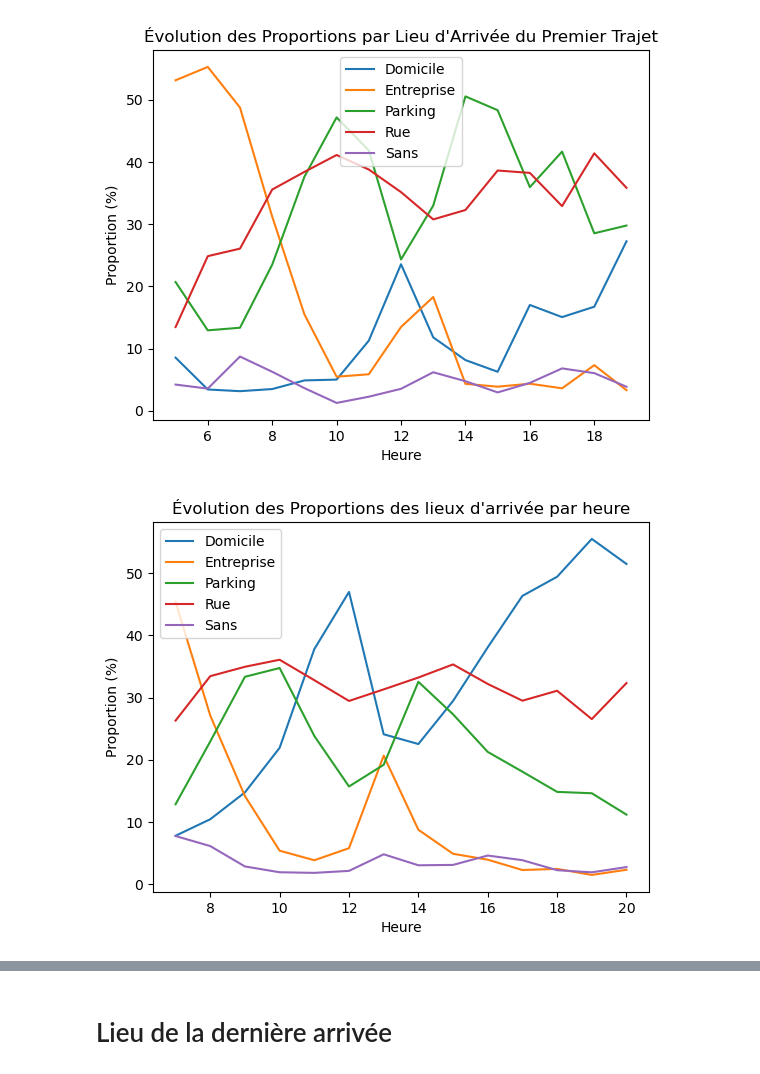
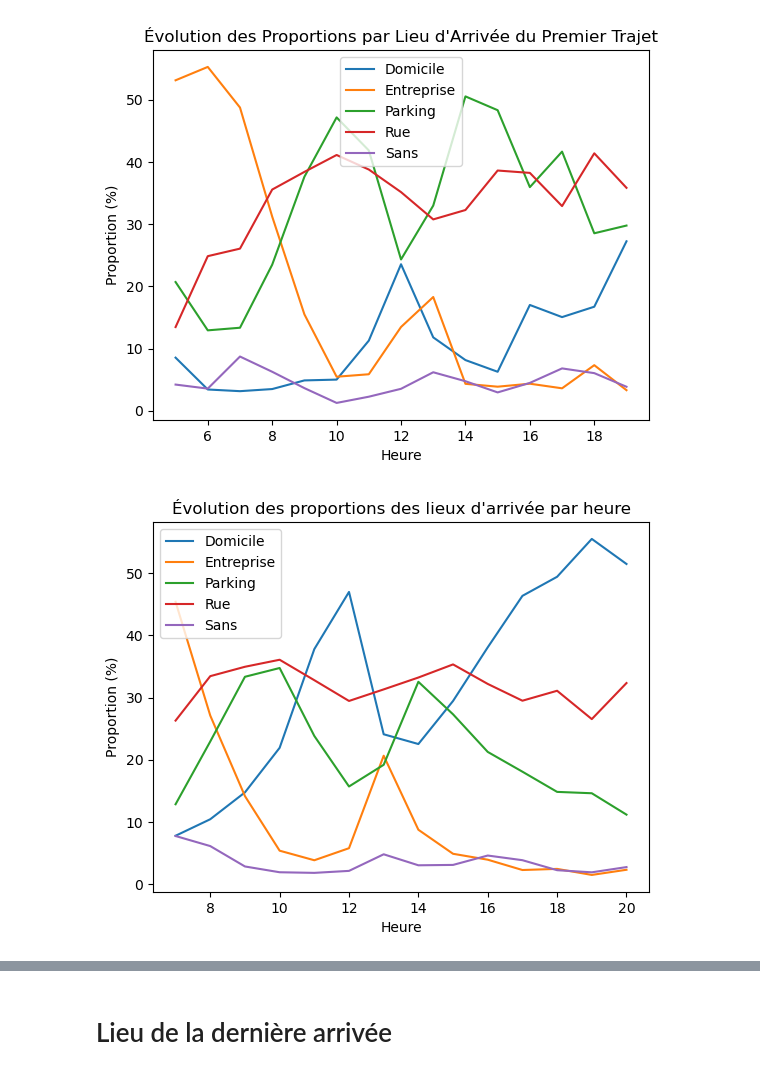
Before and after one commit to kilianguillon/Projet_statapp, a Jupyter notebook: script_main.ipynb, the cells around one changed output, grey strips where cells are left out. Drawn from its saved outputs; the diff is of its cells as text; code cells hidden in the pictures.

```diff
--- a/script_main.ipynb
+++ b/script_main.ipynb
@@ -227,32 +221,32 @@ count_occ_pond(EMP, "H_ARR", "POND_JOUR") #heure d'arrivée du premier trajet en
 results=[] #tableau des occurences pondérées heure par heure pour un graphique
 for h in range(0,24) :
     data = count_occ_pond(EMP[EMP["H_ARR"]==h], "Lieu_Arrivee", "POND_JOUR", 10)
     data["Heure"]=float(h)
     results.append(data)
 
 results=pd.concat(results, ignore_index=True)
 #On crée une fonction retirant les heures n'ayant pas assez d'occurences (étant donné qu'on affiche dans le graphique des proportions)
 def limiter(df, nom_var, precision=1000):
 
     limiter=df[nom_var].sum()/precision #si une heure a moins de limiter occurences pond, alors on l'omet
 
     H_occ_pond=pd.DataFrame(df.groupby("Heure")[nom_var].sum())
     H_occ_pond = H_occ_pond.rename(columns={nom_var: "Occ_H"}) #on rajoute Occ_H, le nombre d'occurences pond par h
 
     results = pd.merge(df, H_occ_pond, on='Heure', how='left')
     results = results[results["Occ_H"] >= limiter]
     return results
 
 results=limiter(results, "Occurences pondérées",50)
 
 fig, ax = plt.subplots()
 for key, group in results.groupby("Lieu_Arrivee"):
     ax.plot(group["Heure"], group["Proportion"], label=key)
 
 ax.set_xlabel("Heure")
 ax.set_ylabel("Proportion (%)")
-ax.set_title("Évolution des Proportions des lieux d'arrivée par heure")
+ax.set_title("Évolution des proportions des lieux d'arrivée par heure")
 ax.legend()
 plt.show()
 # %% [output]
-[figure, old version]
+[figure, new version]
```
Also changed, not shown: parts of 21 cells of this notebook.
